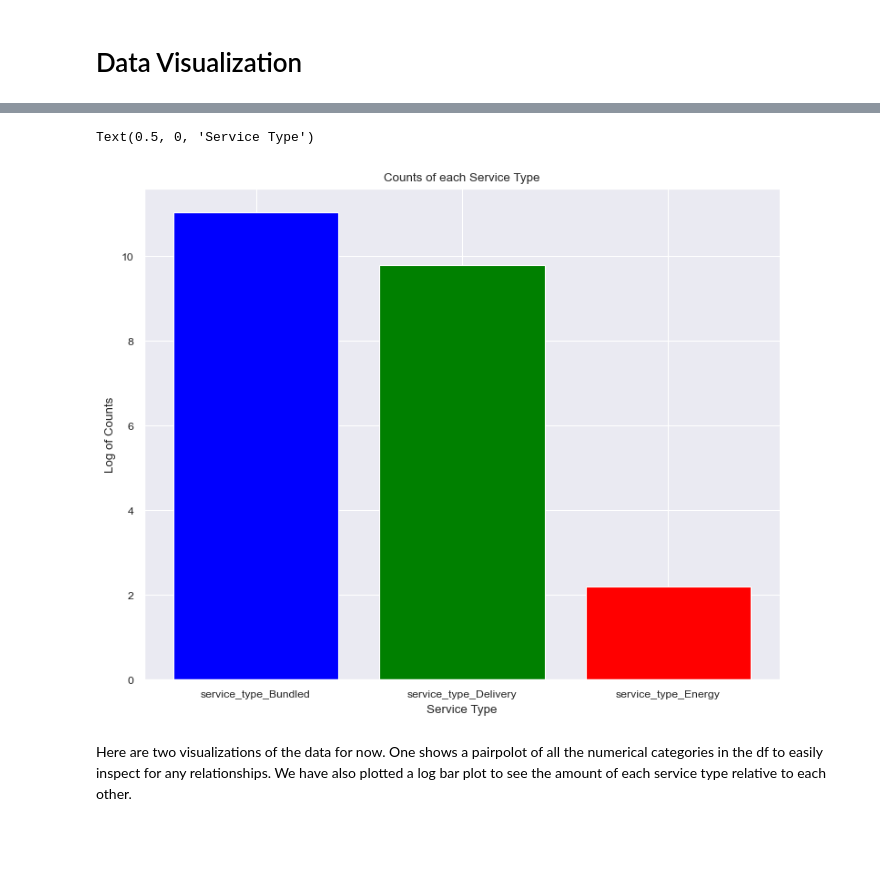
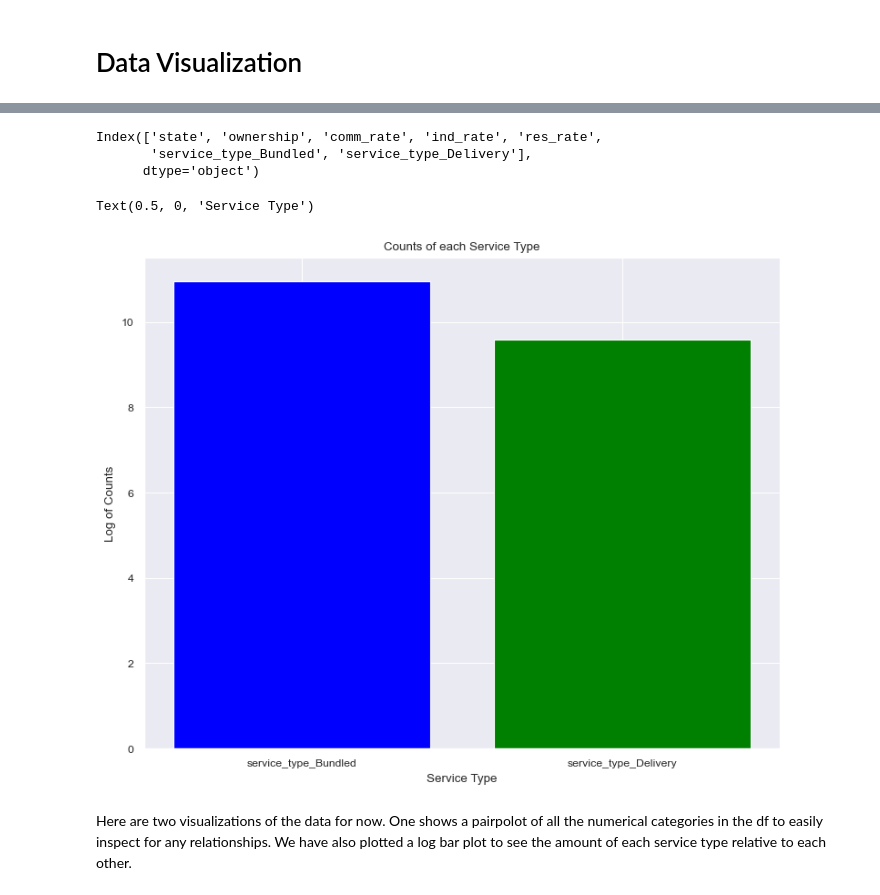
Before and after one commit to jorgevaz47/CST383_DS_Project, a Jupyter notebook: DS_Project.ipynb, the cells around one changed output, grey strips where cells are left out. Saved outputs shown, nothing was run; the diff lists cells and outputs as text; code cells hidden in the pictures; blank space fills up the shorter version.

Commit message:
added new code, made some changes due to preprocessing and added some new code. All running now.

```diff
--- a/DS_Project.ipynb
+++ b/DS_Project.ipynb
@@ -185,7 +208,7 @@ README Updated
 # %% [markdown]
 # Data Preprocessing
 # %%
-df.drop(columns=["zip", "eiaid"], inplace=True)
+df.drop(columns=["zip", "eiaid", "utility_name"], inplace=True)
 # %%
 indices = np.where((df["comm_rate"] == 0) | (df["ind_rate"] == 0) | (df["res_rate"] == 0))[0]
 mask = np.isin(df.index, indices)
@@ -196,0 +222,3 @@ We have taken a note that some of the data entries contain 0 as their value for
+# %%
+df = df[~(df[['comm_rate', 'ind_rate', 'res_rate']] == 0).any(axis=1)]
+print(f"Remaining rows: {len(df)}")
@@ -216,12 +246,19 @@ sns.pairplot(data=df, kind='scatter', height=2.8, aspect=0.8)
+# %%
+print(df.columns)
+# %% [output]
+Index(['state', 'ownership', 'comm_rate', 'ind_rate', 'res_rate',
+       'service_type_Bundled', 'service_type_Delivery'],
+      dtype='object')
 # %%
-service_counts = df[["service_type_Bundled", "service_type_Delivery", "service_type_Energy"]].sum()
-plt.bar(service_counts.index, np.log(service_counts.values), color=["blue", "green", "red"])
+# "service_type_energy" was removed from bar plot due to being dropped during preprocessing zeroing (causing error)
+service_counts = df[["service_type_Bundled", "service_type_Delivery"]].sum()
+plt.bar(service_counts.index, np.log(service_counts.values), color=["blue", "green"])
 plt.title("Counts of each Service Type")
 plt.ylabel("Log of Counts")
 plt.xlabel("Service Type")
 # %% [output]
 Text(0.5, 0, 'Service Type')
-[figure, old version]
+[figure, new version]
 # %% [markdown]
 Here are two visualizations of the data for now. One shows a pairpolot of all the numerical categories in the df to easily inspect for any relationships. We have also plotted a log bar plot to see the amount of each service type relative to each other.
 # %% [markdown]
```
Also changed, not shown: parts of 11 cells of this notebook.
